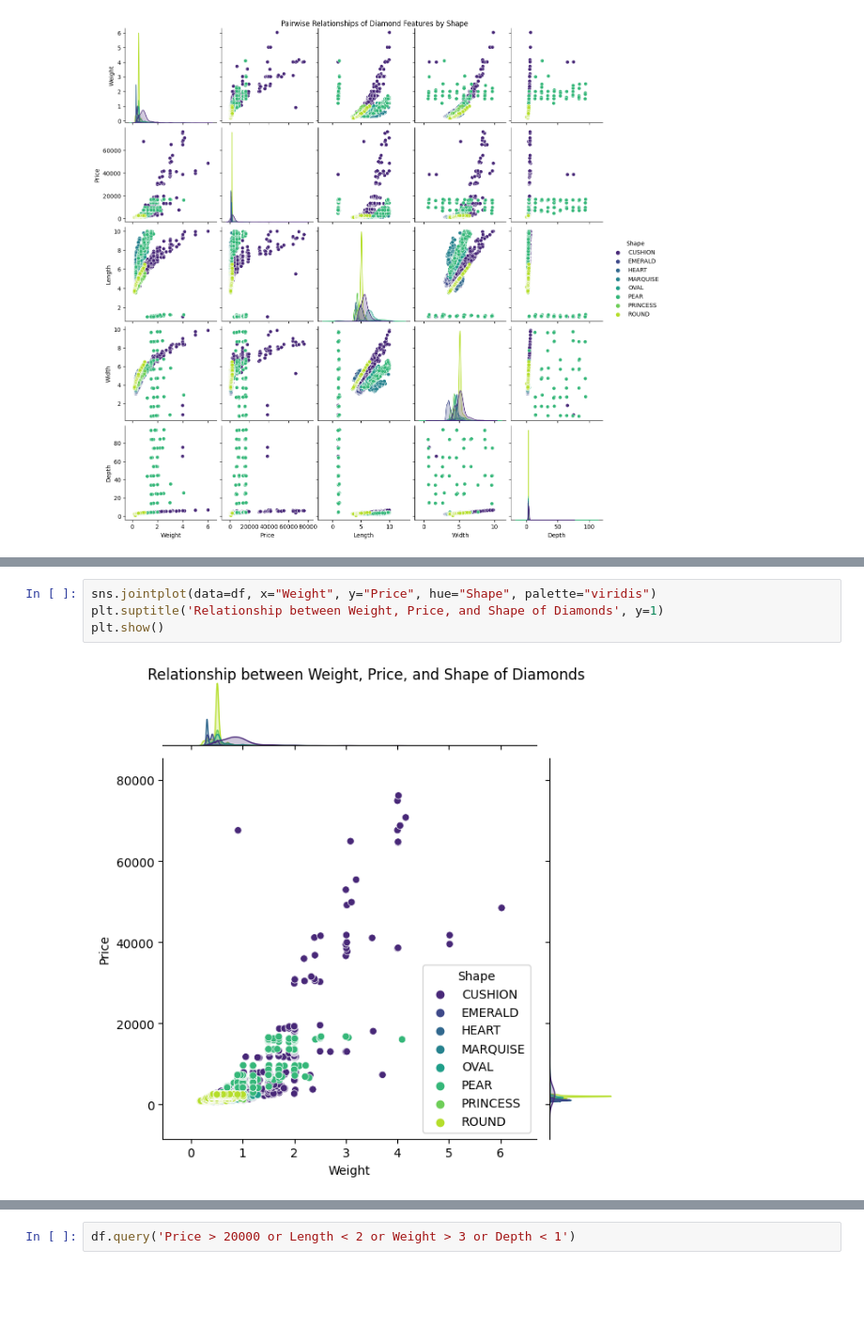
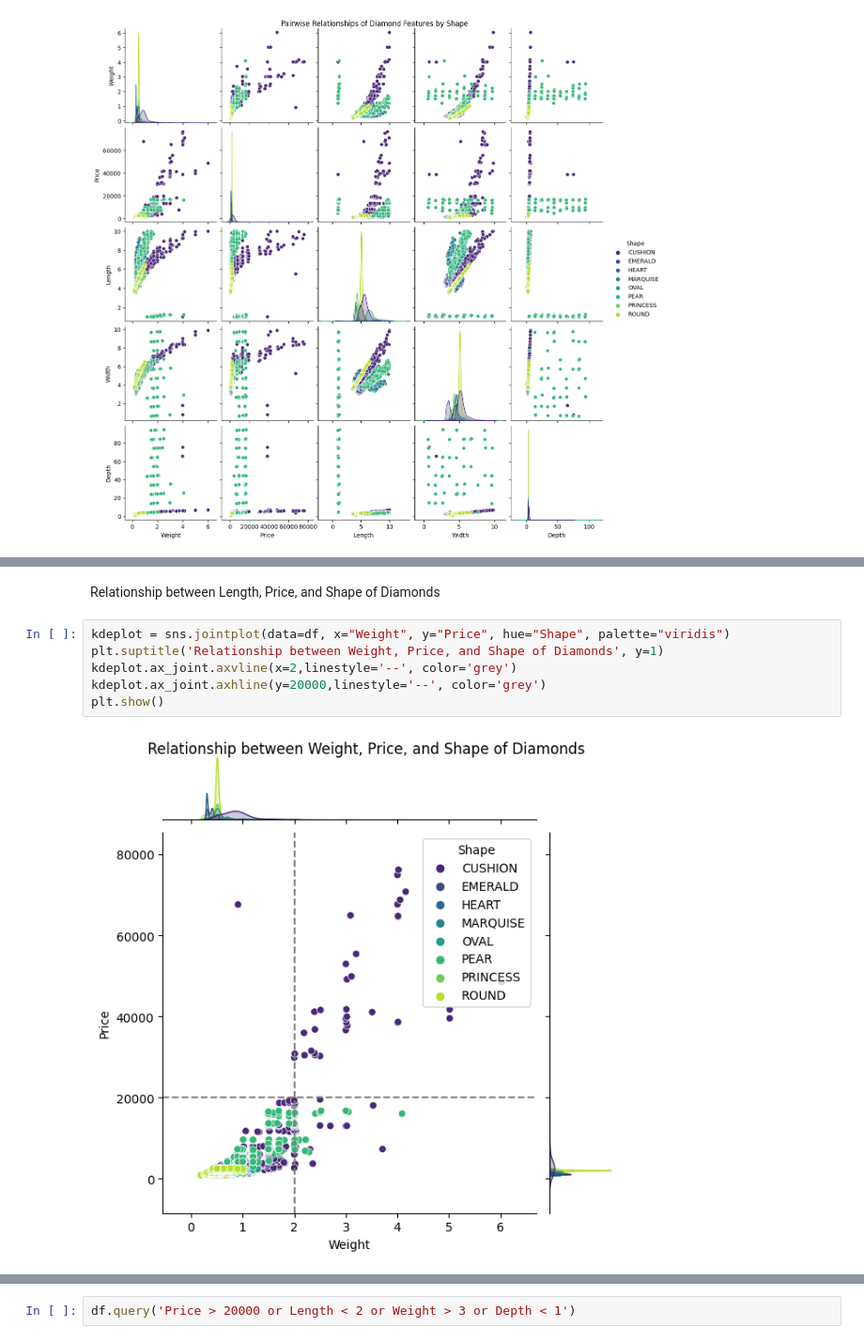
Before and after one commit to KarthikUdyawar/Diamond, a Jupyter notebook: notebook/eda.ipynb, the cells around one changed output, grey strips where cells are left out. Shown at 94% size. Saved outputs shown, nothing was run; the diff lists cells and outputs as text; blank space fills up the shorter version.

```diff
--- a/notebook/eda.ipynb
+++ b/notebook/eda.ipynb
@@ -523,6 +747,10 @@ plt.show()
+# %% [markdown]
+Relationship between Length, Price, and Shape of Diamonds
 # %%
-sns.jointplot(data=df, x="Weight", y="Price", hue="Shape", palette="viridis")
+kdeplot = sns.jointplot(data=df, x="Weight", y="Price", hue="Shape", palette="viridis")
 plt.suptitle('Relationship between Weight, Price, and Shape of Diamonds', y=1)
+kdeplot.ax_joint.axvline(x=2,linestyle='--', color='grey')
+kdeplot.ax_joint.axhline(y=20000,linestyle='--', color='grey')
 plt.show()
 # %% [output]
-[figure, old version]
+[figure, new version]
```
Also changed, not shown: parts of 52 cells of this notebook.
